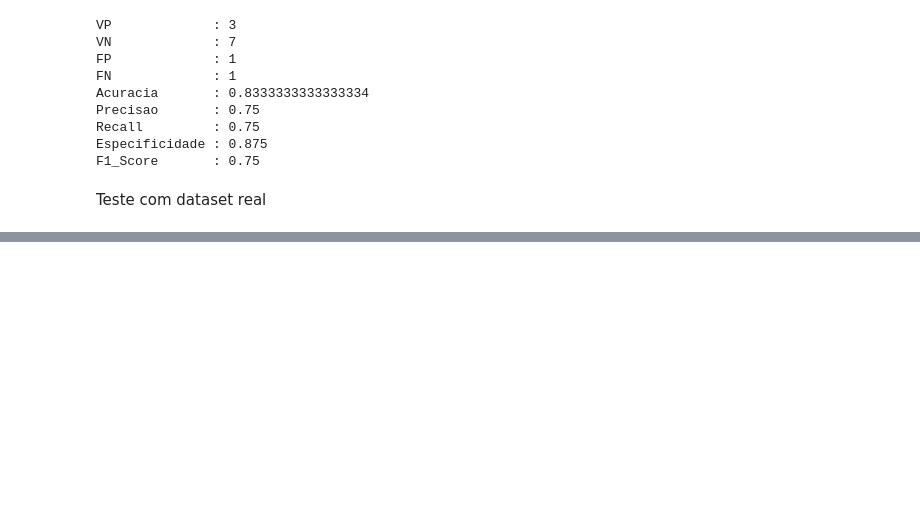
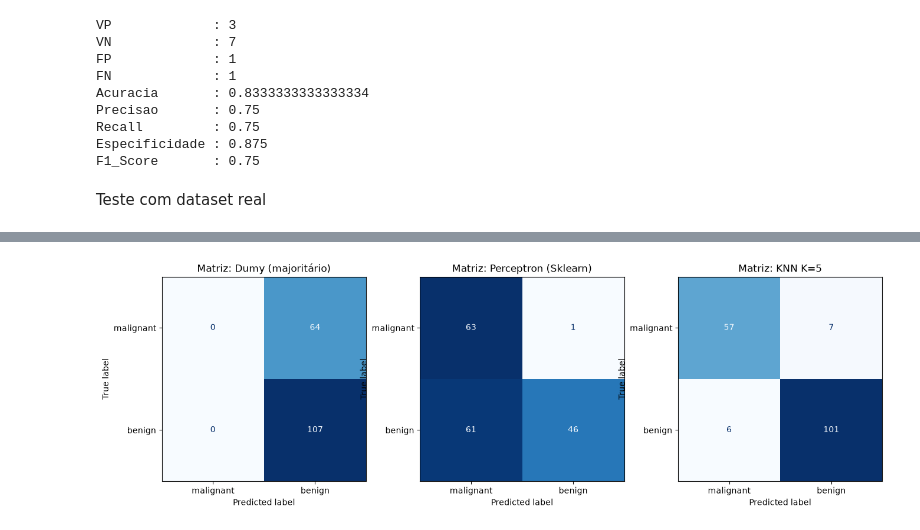
Before and after one commit to erlonviana/dsm5-notes, a Jupyter notebook: AM-AVALIACAO-MODELOS/avaliacao-modelos.ipynb, the cells around one changed output, grey strips where cells are left out. Drawn from its saved outputs; the diff is of its cells as text; code cells hidden in the pictures; blank space fills up the shorter version.

```diff
--- a/AM-AVALIACAO-MODELOS/avaliacao-modelos.ipynb
+++ b/AM-AVALIACAO-MODELOS/avaliacao-modelos.ipynb
@@ -91,7 +91,7 @@ X, y = load_breast_cancer(return_X_y=True)
 nomes_classes = ["malignant", "benign"]
 
 #2. Divisão (70% Treino 30% teste)
-X_treino, X_teste, y_treino, Y_teste = train_test_split(
+X_treino, X_teste, y_treino, y_teste = train_test_split(
     X, y,
     test_size=0.30,
     random_state=42,
@@ -118,0 +125,16 @@ print("Modelos treinados com sucesso!")
+# %%
+from sklearn.metrics import accuracy_score, precision_score, recall_score, f1_score
+
+print("=" * 76)
+print(f"{'modelo':<24} | {'Acurácia':<10} | {'Precisão':<10} | {'Recall':<10} | {'F1-Score':<10}")
+print("=" * 76)
+
+for nome, modelo in modelos.items():
+    y_pred = modelo.predict(X_teste)
+    acc = accuracy_score(y_teste, y_pred)
+    prec = precision_score(y_teste, y_pred, zero_division=0)
+    rec = recall_score(y_teste, y_pred, zero_division=0)
+    f1 = f1_score(y_teste, y_pred, zero_division=0)
+    print(f"{nome:<24} | {acc:<10.2%} | {prec:<10.2%} | {rec:<10.2%} | {f1:<10.4f}")
+
+print("=" * 76)
@@ -118,0 +149,27 @@ print("Modelos treinados com sucesso!")
+# %%
+import matplotlib.pyplot as plt
+from sklearn.metrics import ConfusionMatrixDisplay
+
+fig, axes = plt.subplots(1, 3, figsize=(16, 4.5))
+
+for i, (nome, modelo) in enumerate(modelos.items()):
+    ConfusionMatrixDisplay.from_estimator(
+        modelo,
+        X_teste,
+        y_teste,
+        display_labels=nomes_classes,
+        cmap="Blues",
+        ax=axes[i],
+        colorbar=False
+    )
+    axes[i].set_title(f"Matriz: {nome}")
+    axes[i].grid(False)
+
+    #Os graficos mostram onde cada modelo acertou (matriz de confusão)
+    #Na vertical representa o diagnostico verdadeiro
+    #No caso do Dumy jogou tudo como benigno
+    #No perceptron errou
+    #KNN foi mais preciso nas análises
+    #Este grafico mostra quando vc tem várias classes
+# %% [output]
+[figure, added]
```
Also changed, not shown: parts of 4 cells of this notebook, 1 other file.
